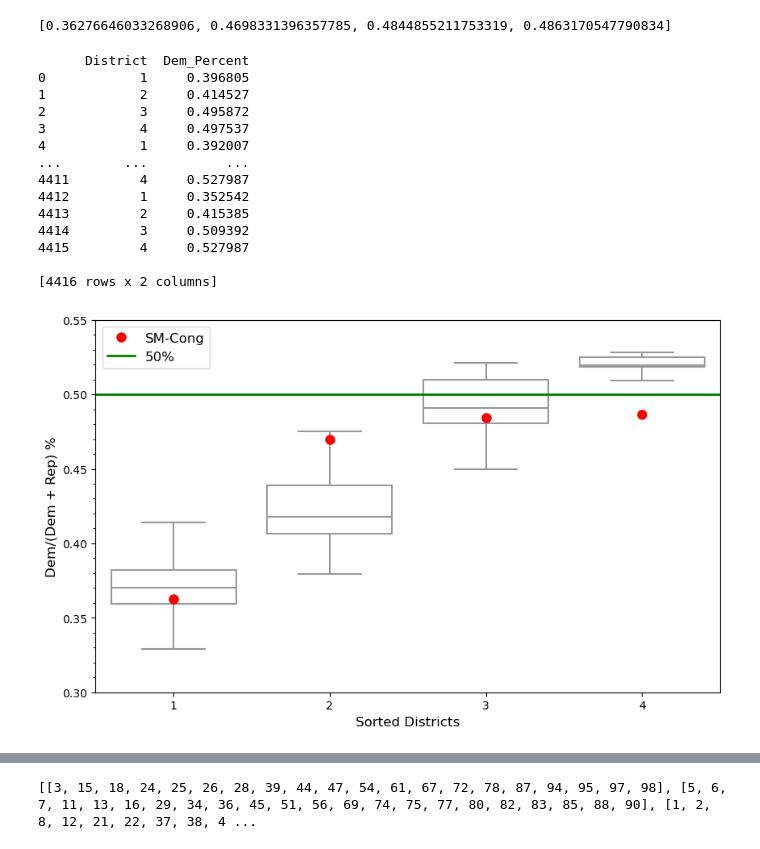
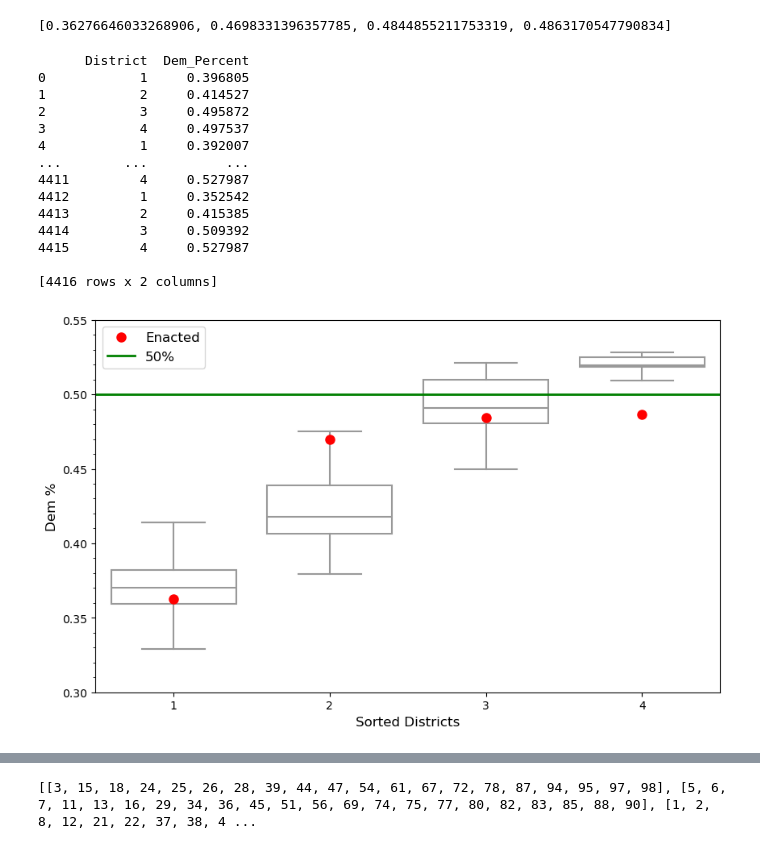
Before and after one commit to AustinLBuchanan/refuting_a_widespread_belief_about_county_splits, a Jupyter notebook: src/IA_plans_25_figures.ipynb, the cells around one changed output, grey strips where cells are left out. Drawn from its saved outputs; the diff is of its cells as text; code cells hidden in the pictures.

```diff
--- a/src/IA_plans_25_figures.ipynb
+++ b/src/IA_plans_25_figures.ipynb
@@ -6,7 +5,7 @@ k = 4                  # the state has this number of districts
 deviation = 1          # use: L=ideal_population-deviation, U=ideal_population-deviation
 obj_type = 'cut_edges' # compactness objectives: cut_edges, perimeter, or polsby_popper
 # %%
-filepath = 'C:\\districting-data-2020-reprojection\\'
+filepath = '..\\dat\\'
 filename = state + '_county.json'
 
 from util import read_graph_from_json
@@ -175,7 +174,7 @@ df = pd.DataFrame({
 print(df)
 
 # Specific plan data (e.g., "SM-Cong")
-sm_cong_df = pd.DataFrame({
+cong_df = pd.DataFrame({
     'District': np.arange(k),
     'Dem_Percent': (dem_fractions_enacted)
 })
@@ -183,41 +182,41 @@ sm_cong_df = pd.DataFrame({
 # Plotting
 plt.figure(figsize=(10, 6))
 sns.boxplot(x='District', y='Dem_Percent', data=df, color='white', fliersize=0, linewidth=1.5)
-plt.plot(sm_cong_df['District'], sm_cong_df['Dem_Percent'], 'o', color='red', label='SM-Cong', markersize=8)
+plt.plot(cong_df['District'], cong_df['Dem_Percent'], 'o', color='red', label='Enacted', markersize=8)
 plt.axhline(0.5, color='green', label='50%', linewidth=2)
 
 # Set y-axis limits
 plt.ylim(0.3, 0.55)
 
 # Customize y-axis ticks
 plt.gca().yaxis.set_major_locator(MultipleLocator(0.05))  # Major ticks every 0.05
 plt.gca().yaxis.set_minor_locator(MultipleLocator(0.01))  # Minor ticks every 0.01
 plt.gca().yaxis.set_minor_formatter(NullFormatter())  # No labels for minor ticks
 plt.gca().yaxis.set_major_formatter(plt.FuncFormatter(lambda x, _: f'{x:.2f}'))  # Labels for major ticks
 
 # Add labels and legend
 plt.xlabel('Sorted Districts', fontsize=12)
-plt.ylabel('Dem/(Dem + Rep) %', fontsize=12)
+plt.ylabel('Dem %', fontsize=12)
 plt.legend(loc='upper left', fontsize=12)
 #plt.title('Democratic Vote Percentages in Districts', fontsize=14)
 
 plt.show()
 # %% [output]
       District  Dem_Percent
 0            1     0.396805
 1            2     0.414527
 2            3     0.495872
 3            4     0.497537
 4            1     0.392007
 ...        ...          ...
 4411         4     0.527987
 4412         1     0.352542
 4413         2     0.415385
 4414         3     0.509392
 4415         4     0.527987
 
 [4416 rows x 2 columns]
-[figure, old version]
+[figure, new version]
 # %%
 import matplotlib.pyplot as plt
 import seaborn as sns
```
Also changed, not shown: parts of 6 cells of this notebook.
